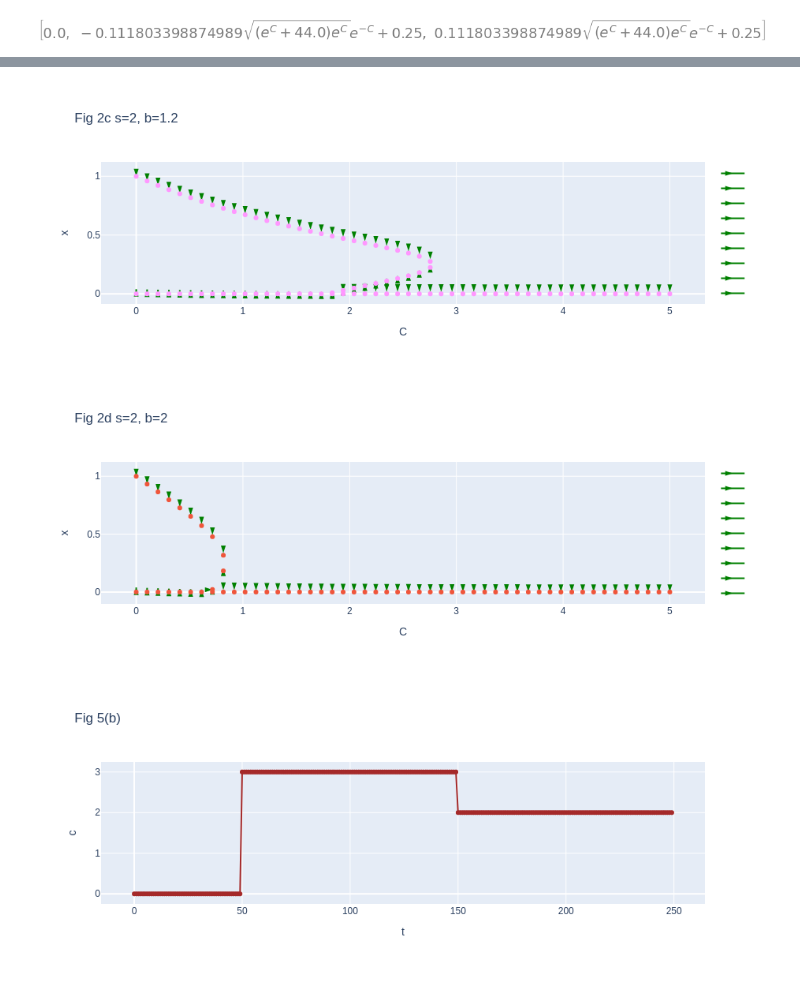
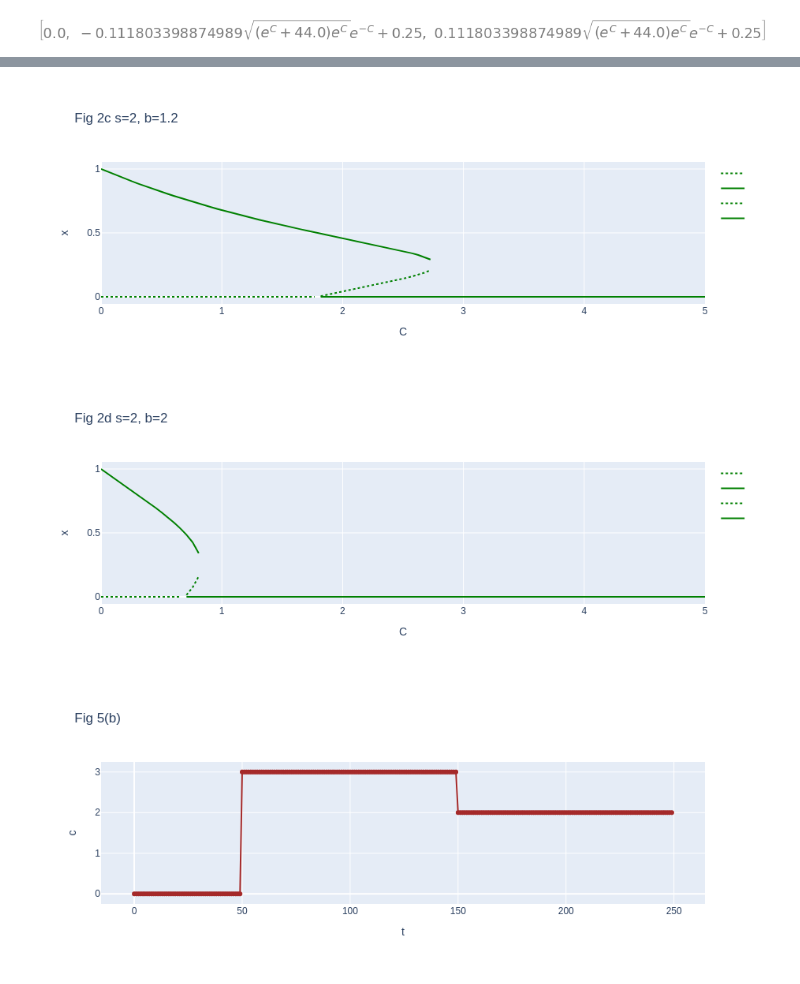
Before and after one commit to SergeyPishchulov/thesis, a Jupyter notebook: effect_of_time_ordering.ipynb, the cells around one changed output, grey strips where cells are left out. Saved outputs shown, nothing was run; the diff lists cells and outputs as text; code cells hidden in the pictures.

```diff
--- a/effect_of_time_ordering.ipynb
+++ b/effect_of_time_ordering.ipynb
@@ -260,28 +245,31 @@ s_par = 2
 b_par = 1.2
 params = {s:s_par, b:b_par, ro:1}
 #### NOTE: отбросили комплексные решения
-
+an_sols = solve(dxdt.subs(params), x)
 cs = []
 xs =[]
 sols_by_c = {}
+
 fig = go.Figure()
 
-for cur_C in np.linspace(0,5,50):
-    cur_params = {C:cur_C} | params
-    sols_by_c[cur_C] = [sol for sol in solve(dxdt.subs(cur_params), x)
-                       if sol.is_real and sol >=0]
-    for curx in sols_by_c[cur_C]:
-        cs.append(float(cur_C))
-        xs.append(float(curx))
-        k = 2# number of steps
-        fig.add_trace(get_arrow_scatter(cur_C, k, curx, cur_params, shift = 0.02))
-
-
-fig.add_trace(go.Scatter(x=cs, y=xs, mode='markers', name = ""))
+cs = list(np.linspace(0,5,100))
+for an_sol in an_sols:
+    df = pd.DataFrame({"c":cs})
+    df['x'] = [an_sol.subs({C:c} | params) for c in df.c]
+    df = df[(df.x.apply(lambda x:x.is_real))]
+    df.x = df.x.astype(float)
+    df = df[df.x>=0]
+    if df.empty: continue
+    for cont_subsegment in get_attr_rep(df.c, df.x, cur_params):
+        fig.add_trace(go.Scatter(x=[c for (c,_,_) in cont_subsegment],
+                                 y=[x for (_,x,_) in cont_subsegment],
+                                 mode="lines",
+                                 name = "",
+                                 line={"color":"green"}|get_line_mode(cont_subsegment)))
 fig.update_layout(title=f"Fig 2c s={s_par}, b={b_par}")
 fig.update_layout(xaxis={"title": "C"}, yaxis={"title": "x"})
 # %% [output]
-[figure, old version]
+[figure, new version]
 # %%
 def display_sol_dict(sol_dict):
     for cur_c, sols in sol_dict.items():
@@ -291,30 +279,33 @@ def display_sol_dict(sol_dict):
 # %%
 s_par = 2
 b_par = 2
 params = {s:s_par, b:b_par, ro:1}
 #### NOTE: отбросили комплексные решения
-
+an_sols = solve(dxdt.subs(params), x)
 cs = []
 xs =[]
 sols_by_c = {}
+
 fig = go.Figure()
 
-for cur_C in np.linspace(0,5,50):
-    cur_params = {C:cur_C} | params
-    sols_by_c[cur_C] = [sol for sol in solve(dxdt.subs(cur_params), x)
-                       if sol.is_real and sol >=0]
-    for curx in sols_by_c[cur_C]:
-        cs.append(float(cur_C))
-        xs.append(float(curx))
-        k = 2# number of steps
-        fig.add_trace(get_arrow_scatter(cur_C, k, curx, cur_params, shift = 0.02))
-
-
-fig.add_trace(go.Scatter(x=cs, y=xs, mode='markers', name = ""))
+cs = list(np.linspace(0,5,100))
+for an_sol in an_sols:
+    df = pd.DataFrame({"c":cs})
+    df['x'] = [an_sol.subs({C:c} | params) for c in df.c]
+    df = df[(df.x.apply(lambda x:x.is_real))]
+    df.x = df.x.astype(float)
+    df = df[df.x>=0]
+    if df.empty: continue
+    for cont_subsegment in get_attr_rep(df.c, df.x, cur_params):
+        fig.add_trace(go.Scatter(x=[c for (c,_,_) in cont_subsegment],
+                                 y=[x for (_,x,_) in cont_subsegment],
+                                 mode="lines",
+                                 name = "",
+                                 line={"color":"green"}|get_line_mode(cont_subsegment)))
 fig.update_layout(title=f"Fig 2d s={s_par}, b={b_par}")
 fig.update_layout(xaxis={"title": "C"}, yaxis={"title": "x"})
 # %% [output]
-[figure, old version]
+[figure, new version]
 # %%
 s_par = 2
 b_par = 1.2
```
Also changed, not shown: parts of 6 cells of this notebook.
